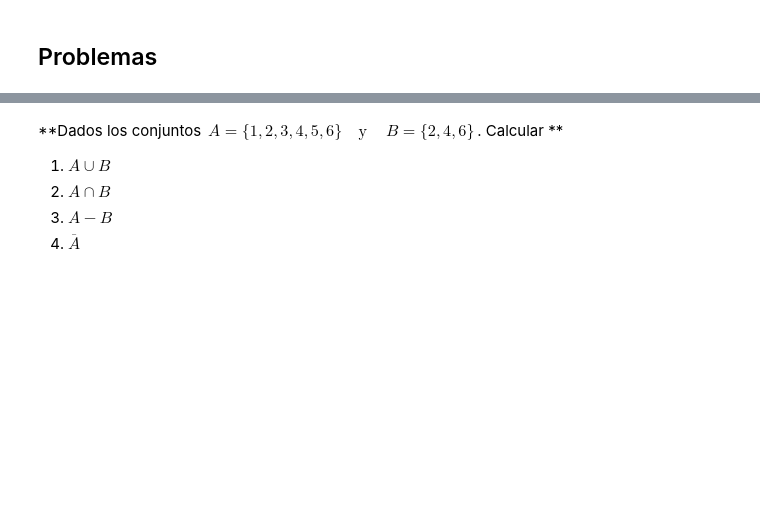
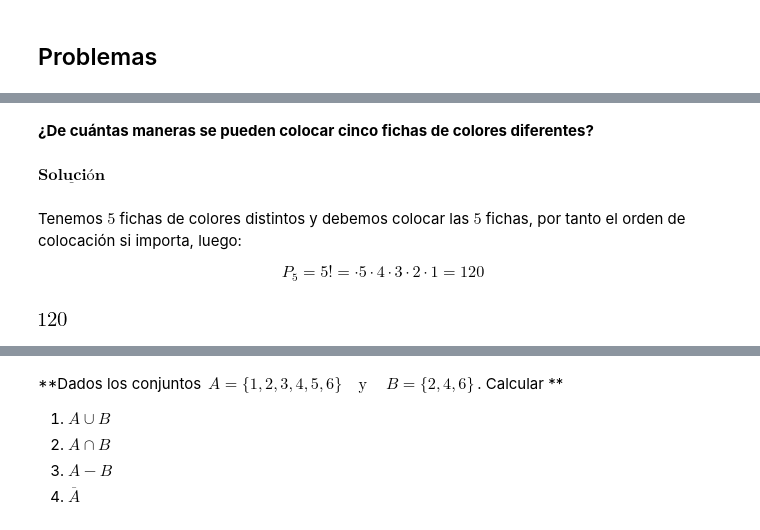
Before and after one commit to educarmena/probabilidad, a Jupyter notebook: Combinatoriayprobabilidad.ipynb, the cells around one changed output, grey strips where cells are left out. Drawn from its saved outputs; the diff is of its cells as text; code cells hidden in the pictures; blank space fills up the shorter version.

```diff
--- a/Combinatoriayprobabilidad.ipynb
+++ b/Combinatoriayprobabilidad.ipynb
@@ -124,0 +88,12 @@ import numpy as np
+# %% [markdown]
+**¿De cuántas maneras se pueden colocar cinco fichas de colores diferentes?**
+# %% [markdown]
+$\underline {\textbf{Solución}}$
+# %% [markdown]
+Tenemos $5$ fichas de colores distintos y debemos colocar las $5$ fichas, por tanto el orden de colocación si importa, luego:
+
+$$P_5=5!=\cdot 5 \cdot 4 \cdot 3 \cdot 2 \cdot 1 = 120$$
+# %%
+factorial(5)
+# %% [output]
+[figure, added]
```
Also changed, not shown: parts of 48 cells of this notebook.
